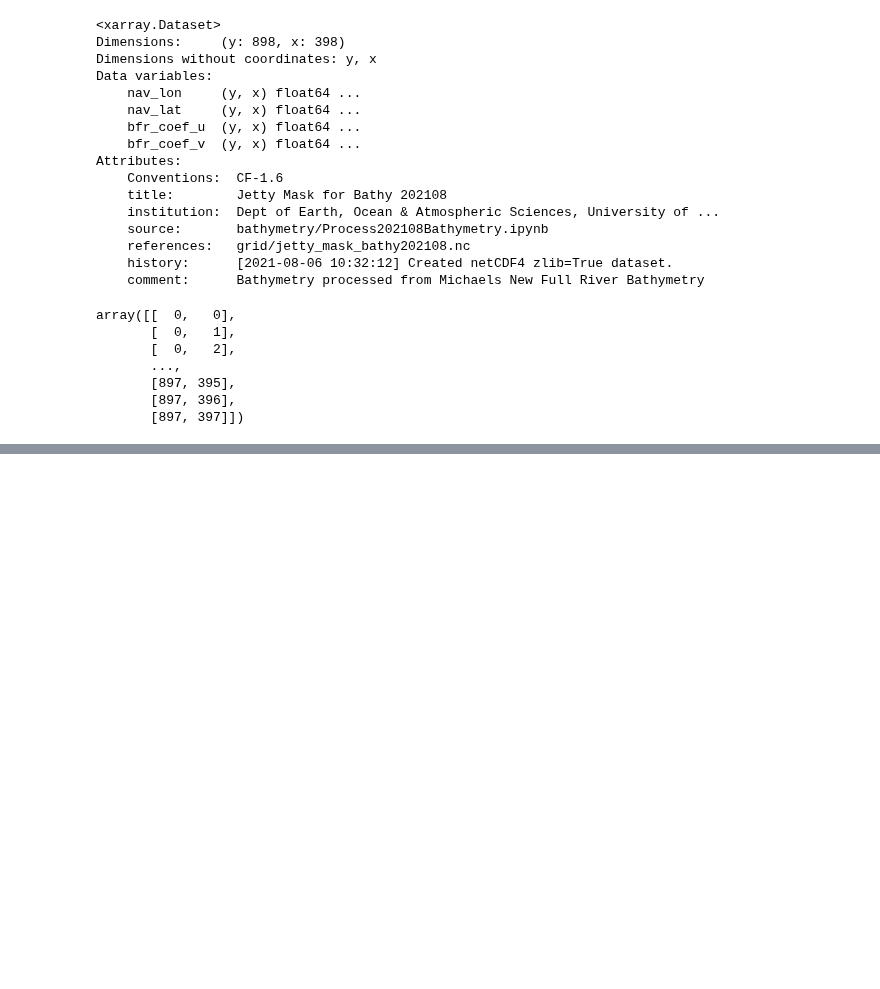
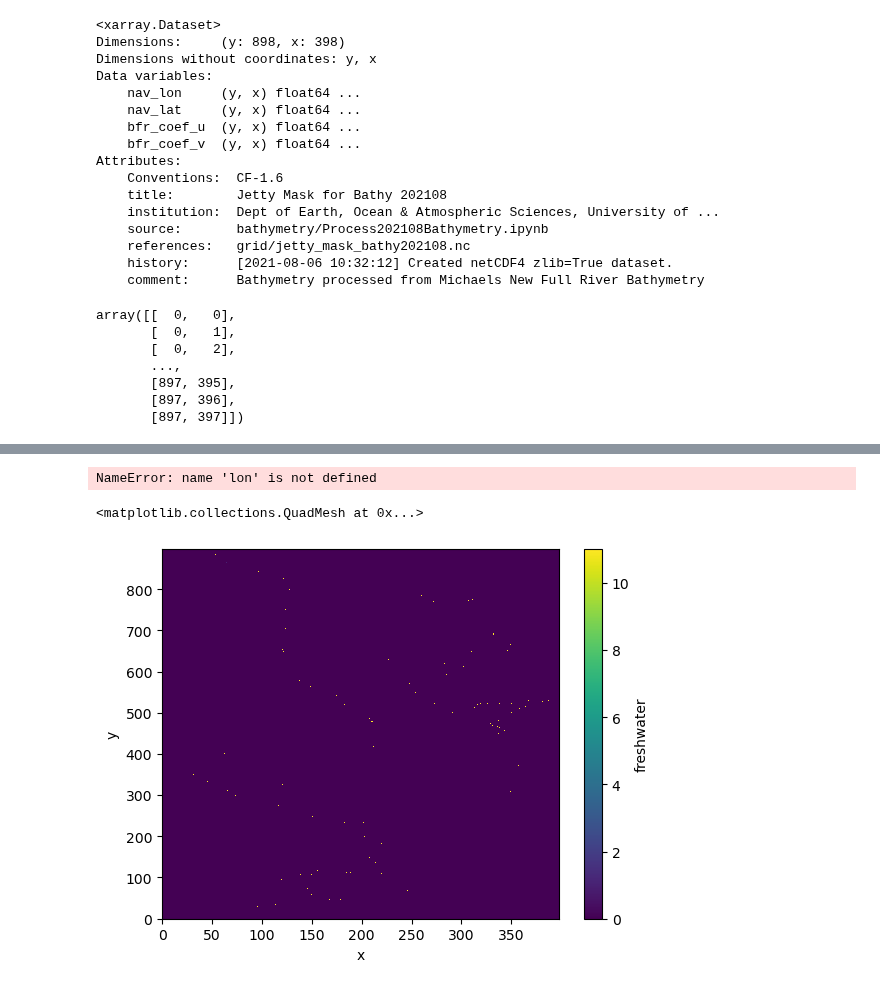
Before and after one commit to SalishSeaCast/analysis-cassidy, a Jupyter notebook: notebooks/river_dye_trace/make_dye_mask.ipynb, the cells around one changed output, grey strips where cells are left out. Saved outputs shown, nothing was run; the diff lists cells and outputs as text; code cells hidden in the pictures; blank space fills up the shorter version.

Commit message:
finished dye mask

```diff
--- a/notebooks/river_dye_trace/make_dye_mask.ipynb
+++ b/notebooks/river_dye_trace/make_dye_mask.ipynb
@@ -42,23 +42,24 @@ array([[  0,   0],
        [897, 395],
        [897, 396],
        [897, 397]])
+# %%
+river = xr.open_dataset('/home/sallen/MEOPAR/tools/I_ForcingFiles/Rivers/ncfiles/R202108Dailies_y2017m09d29.nc')
+freshwater_bool = river.rorunoff.to_numpy() != 0
+freshwater_all = freshwater_bool[0]*11
 # %%
 # order: Salmon, Homathko, Squamish, Cowichan, Nooksack, Elwha, Skagit, Stillaguamish, Nisqually
-
 with_rivers = np.copy(blank)
+with_rivers = with_rivers + freshwater_all
 
 # check and add the di dj for each
-with_rivers[rivers.prop_dict['evi_n']['SalmonSayward']['i'], rivers.prop_dict['evi_n']['SalmonSayward']['j']] = 1
-with_rivers[rivers.prop_dict['bute']['Homathko']['i'], rivers.prop_dict['bute']['Homathko']['j']] = 2
-with_rivers[rivers.prop_dict['howe']['Squamish']['i'], rivers.prop_dict['howe']['Squamish']['j']] = 3
-with_rivers[rivers.prop_dict['evi_s']['Cowichan1']['i'], rivers.prop_dict['evi_s']['Cowichan1']['j']] = 4
-with_rivers[rivers.prop_dict['fraser']['Nooksack']['i'], rivers.prop_dict['fraser']['Nooksack']['j']] = 5
-with_rivers[rivers.prop_dict['jdf']['Elwha']['i'], rivers.prop_dict['jdf']['Elwha']['j']] = 6
-with_rivers[rivers.prop_dict['skagit']['Skagit1']['i'], rivers.prop_dict['skagit']['Skagit1']['j']] = 7
-with_rivers[rivers.prop_dict['skagit']['Stillaguamish1']['i'], rivers.prop_dict['skagit']['Stillaguamish1']['j']] = 8
-with_rivers[rivers.prop_dict['puget']['NisquallyMcAllister']['i'], rivers.prop_dict['puget']['NisquallyMcAllister']['j']] = 9
+with_rivers[rivers.prop_dict['evi_n']['SalmonSayward']['i']:rivers.prop_dict['evi_n']['SalmonSayward']['i']+rivers.prop_dict['evi_n']['SalmonSayward']['di'], rivers.prop_dict['evi_n']['SalmonSayward']['j']:rivers.prop_dict['evi_n']['SalmonSayward']['j']+rivers.prop_dict['evi_n']['SalmonSayward']['dj']] = 1
+with_rivers[rivers.prop_dict['bute']['Homathko']['i']:rivers.prop_dict['bute']['Homathko']['i']+rivers.prop_dict['bute']['Homathko']['di'], rivers.prop_dict['bute']['Homathko']['j']:rivers.prop_dict['bute']['Homathko']['j']+rivers.prop_dict['bute']['Homathko']['dj']] = 2
+with_rivers[rivers.prop_dict['howe']['Squamish']['i']:rivers.prop_dict['howe']['Squamish']['i']+rivers.prop_dict['howe']['Squamish']['di'], rivers.prop_dict['howe']['Squamish']['j']:rivers.prop_dict['howe']['Squamish']['j']+rivers.prop_dict['howe']['Squamish']['dj']] = 3
+with_rivers[rivers.prop_dict['evi_s']['Cowichan1']['i']:rivers.prop_dict['evi_s']['Cowichan1']['i']+rivers.prop_dict['evi_s']['Cowichan1']['di'], rivers.prop_dict['evi_s']['Cowichan1']['j']:rivers.prop_dict['evi_s']['Cowichan1']['j']+rivers.prop_dict['evi_s']['Cowichan1']['dj']] = 4
+with_rivers[rivers.prop_dict['fraser']['Nooksack']['i']:rivers.prop_dict['fraser']['Nooksack']['i']+rivers.prop_dict['fraser']['Nooksack']['di'], rivers.prop_dict['fraser']['Nooksack']['j']:rivers.prop_dict['fraser']['Nooksack']['j']+rivers.prop_dict['fraser']['Nooksack']['dj']] = 5
+with_rivers[rivers.prop_dict['jdf']['Elwha']['i']:rivers.prop_dict['jdf']['Elwha']['i']+rivers.prop_dict['jdf']['Elwha']['di'], rivers.prop_dict['jdf']['Elwha']['j']:rivers.prop_dict['jdf']['Elwha']['j']+rivers.prop_dict['jdf']['Elwha']['dj']] = 6
+with_rivers[rivers.prop_dict['skagit']['Skagit1']['i']:rivers.prop_dict['skagit']['Skagit1']['i']+rivers.prop_dict['skagit']['Skagit1']['di'], rivers.prop_dict['skagit']['Skagit1']['j']:rivers.prop_dict['skagit']['Skagit1']['j']+rivers.prop_dict['skagit']['Skagit1']['dj']] = 7
+with_rivers[rivers.prop_dict['skagit']['Stillaguamish1']['i']:rivers.prop_dict['skagit']['Stillaguamish1']['i']+rivers.prop_dict['skagit']['Stillaguamish1']['di'], rivers.prop_dict['skagit']['Stillaguamish1']['j']:rivers.prop_dict['skagit']['Stillaguamish1']['j']+rivers.prop_dict['skagit']['Stillaguamish1']['dj']] = 8
+with_rivers[rivers.prop_dict['puget']['NisquallyMcAllister']['i']:rivers.prop_dict['puget']['NisquallyMcAllister']['i']+rivers.prop_dict['puget']['NisquallyMcAllister']['di'], rivers.prop_dict['puget']['NisquallyMcAllister']['j']:rivers.prop_dict['puget']['NisquallyMcAllister']['j']+rivers.prop_dict['puget']['NisquallyMcAllister']['dj']] = 9
 
-with_rivers[rivers.prop_dict['fraser']['Fraser']['i'], rivers.prop_dict['fraser']['Fraser']['j']] = 10
-
-
-## add other freshwater?
+with_rivers[rivers.prop_dict['fraser']['Fraser']['i']:rivers.prop_dict['fraser']['Fraser']['i']+rivers.prop_dict['fraser']['Fraser']['di'], rivers.prop_dict['fraser']['Fraser']['j']:rivers.prop_dict['fraser']['Fraser']['j']+rivers.prop_dict['fraser']['Fraser']['dj']] = 10
@@ -69,0 +98,15 @@ plt.pcolormesh(with_rivers)
+# %%
+data_set=xr.Dataset( coords={'lon': (['x', 'y'], lon),
+                    'lat': (['x', 'y'], lat),
+                    'time': pd.date_range('2014-09-06', periods=3)})
+temp=np.array([[25, 24, 20, -12],[23, 21, 22, -11]])
+data_set["Temperature"]=(['x', 'y', 'time'],  temp)
+# %% [output]
+NameError: name 'lon' is not defined
+# %%
+river_mask = jetty_mask.drop_vars(('bfr_coef_u', 'bfr_coef_v'))
+river_mask = river_mask.assign(freshwater=(['y', 'x'], with_rivers))
+river_mask['freshwater'].plot()
+# %% [output]
+<matplotlib.collections.QuadMesh at 0x...>
+[figure, added]
```
Also changed, not shown: parts of 6 cells of this notebook.
